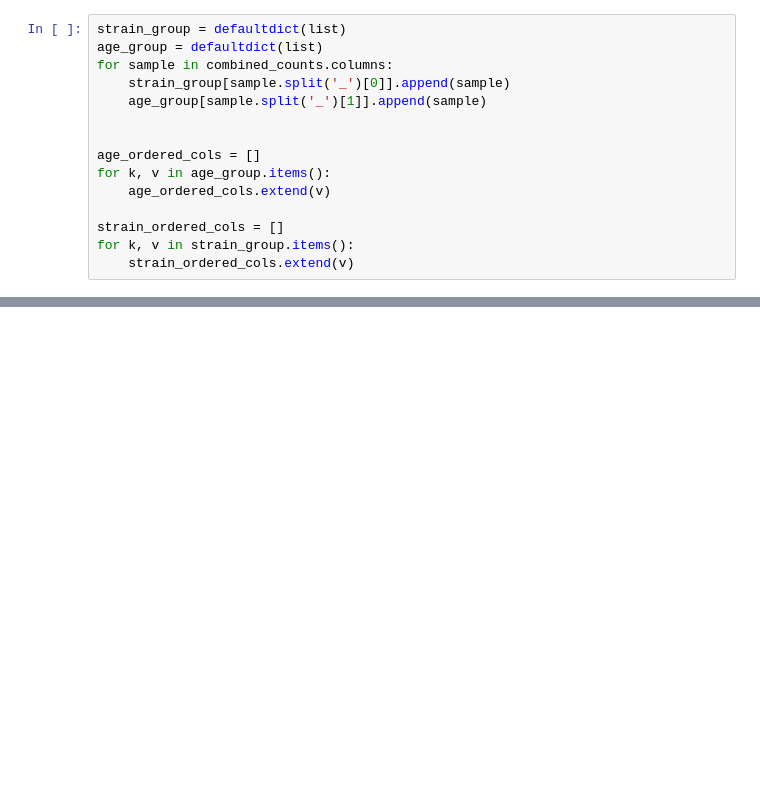
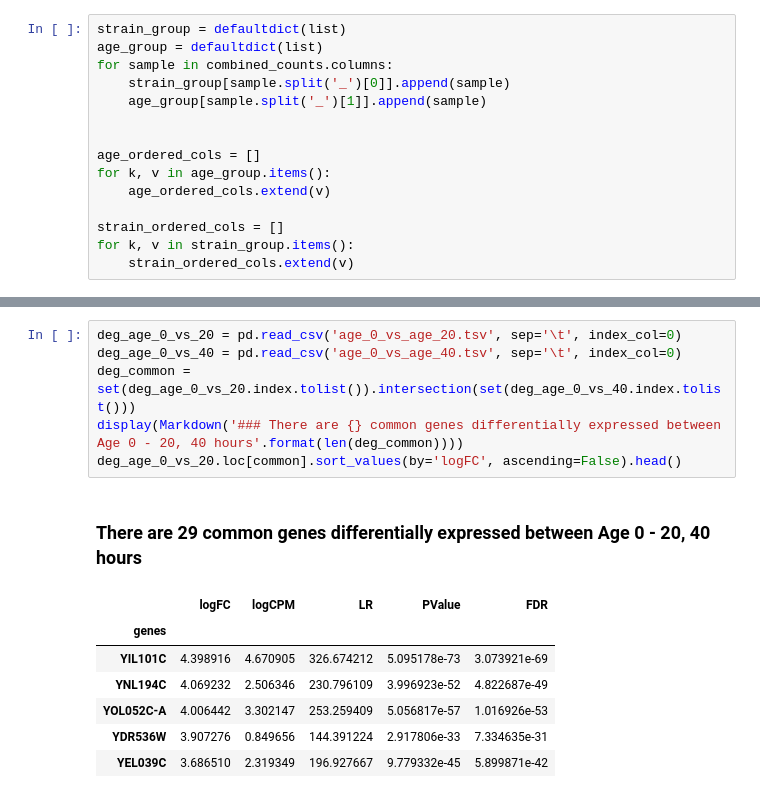
Before and after one commit to Javkhaa/rna_seq_analysis, a Jupyter notebook: rna_seq_deg/DEG_explorer.ipynb, the cells around one changed output, grey strips where cells are left out. Cells and saved outputs as stored; diff of their text form; blank space fills up the shorter version.

```diff
--- a/rna_seq_deg/DEG_explorer.ipynb
+++ b/rna_seq_deg/DEG_explorer.ipynb
@@ -104 +115,16 @@ def plot_deg_gene_matrix(combined_counts_df, col_order, deg_file, fold_change_th
+# %%
+deg_age_0_vs_20 = pd.read_csv('age_0_vs_age_20.tsv', sep='\t', index_col=0)
+deg_age_0_vs_40 = pd.read_csv('age_0_vs_age_40.tsv', sep='\t', index_col=0)
+deg_common = set(deg_age_0_vs_20.index.tolist()).intersection(set(deg_age_0_vs_40.index.tolist()))
+display(Markdown('### There are {} common genes differentially expressed between Age 0 - 20, 40 hours'.format(len(deg_common))))
+deg_age_0_vs_20.loc[common].sort_values(by='logFC', ascending=False).head()
+# %% [output]
+### There are 29 common genes differentially expressed between Age 0 - 20, 40 hours
+|  | logFC | logCPM | LR | PValue | FDR |
+| genes |  |  |  |  |  |
+| YIL101C | 4.398916 | 4.670905 | 326.674212 | 5.095178e-73 | 3.073921e-69 |
+| YNL194C | 4.069232 | 2.506346 | 230.796109 | 3.996923e-52 | 4.822687e-49 |
+| YOL052C-A | 4.006442 | 3.302147 | 253.259409 | 5.056817e-57 | 1.016926e-53 |
+| YDR536W | 3.907276 | 0.849656 | 144.391224 | 2.917806e-33 | 7.334635e-31 |
+| YEL039C | 3.686510 | 2.319349 | 196.927667 | 9.779332e-45 | 5.899871e-42 |
 # %%
```
Also changed, not shown: parts of 19 cells of this notebook, 25 other files.
